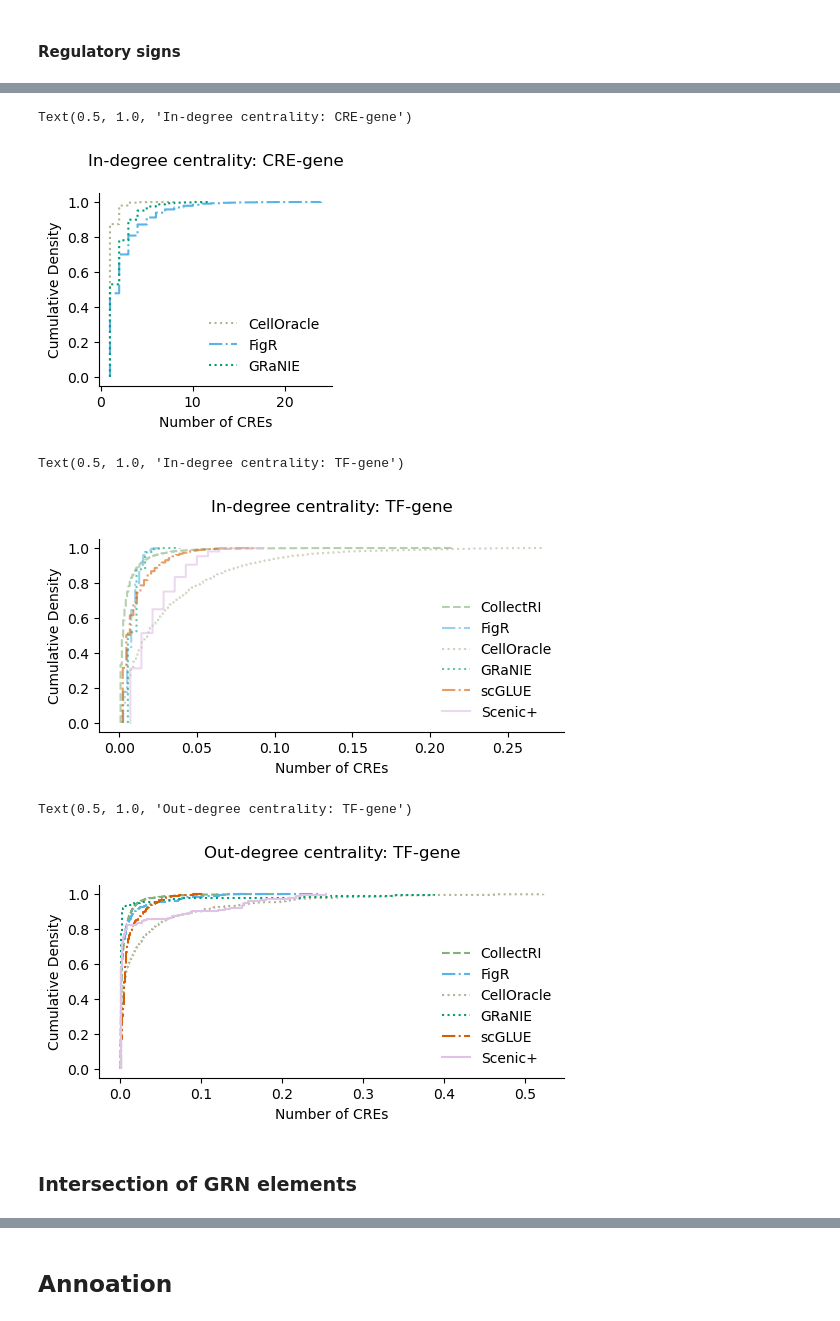
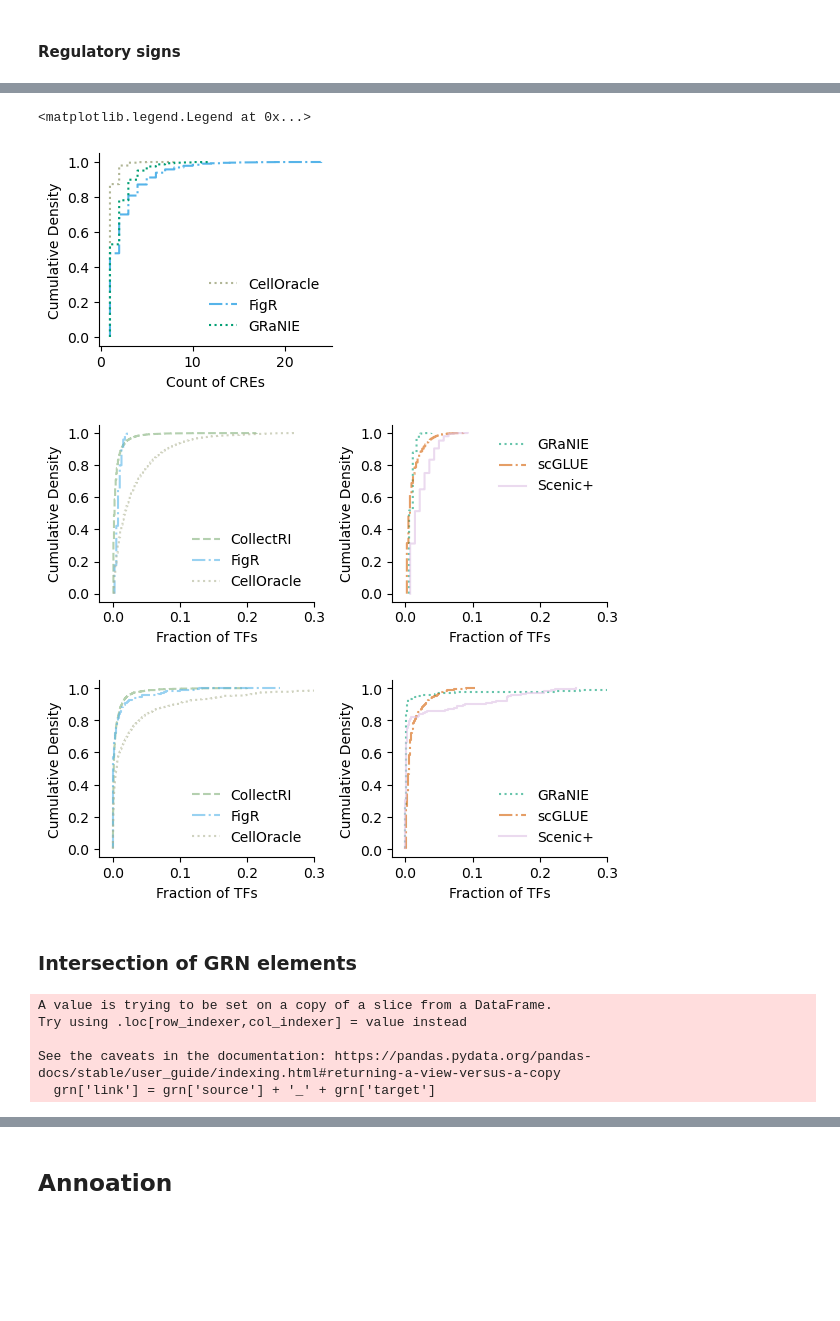
Before and after one commit to janursa/grn_benchmark, a Jupyter notebook: notebooks/main.ipynb, the cells around one changed output, grey strips where cells are left out. Saved outputs shown, nothing was run; the diff lists cells and outputs as text; code cells hidden in the pictures; blank space fills up the shorter version.

```diff
--- a/notebooks/main.ipynb
+++ b/notebooks/main.ipynb
@@ -93,7 +94,7 @@ COLORS = {
     'ANANSE': '#e2b1cd',
     'scGLUE': '#D55E00',
     'Scenic+': '#dfc2e5',
-    'HKG': '#e7d2ec',
+    'HKGs': 'darkblue',
     'Positive': 'darkblue',
     'Negative': 'indianred',
     'Positive Control': 'darkblue',
@@ -280,6 +357,7 @@ regulatory_effect_dict
 target_genes_dict = {}
 tfs_dict = {}
 for name, grn in grn_models_dict.items():
+    grn = grn[grn.target.isin(multiomics_genes)]
     tfs_dict[name] = grn.source.unique()
     target_genes_dict[name] = grn.target.unique().tolist()
 
@@ -369,7 +447,7 @@ fig.savefig(f'{work_dir}/benchmark/figs/stats_regulatory_elements.png', dpi=150,
 # %% [markdown]
 #### Regulatory signs
 # %%
-fig, ax = plt.subplots(1, 1, figsize=(4, 3.5))
+fig, ax = plt.subplots(1, 1, figsize=(4, 3))
 # regulatory role
 data = regulatory_effect_dict
 categories = list(data.keys())
@@ -377,19 +455,20 @@ positive_counts = [data[category][0] for category in categories]
 negative_counts = [data[category][1] for category in categories]
 x = np.arange(len(categories))  # the label locations
 width = 0.35  # the width of the bars
-bars1 = ax.bar(x - width/2, positive_counts, width, label='Positive', color=COLORS['Positive'])
-bars2 = ax.bar(x + width/2, negative_counts, width, label='Negative', color=COLORS['Negative'])
+bars1 = ax.bar(x - width/2, positive_counts, width, label='Positive', color=plots.colors_blind[6])
+bars2 = ax.bar(x + width/2, negative_counts, width, label='Negative', color=plots.colors_blind[2])
 ax.set_ylabel('Number of links')
 # ax.set_title('Regulatory sign')
 ax.set_xticks(x)
+# ax.set_scale('log')
 ax.set_xticklabels(categories)
 # ax.set_xticklabels([category for category in categories])
 ax.tick_params(axis='x', rotation=90)
 for side in ['right', 'top']:
     ax.spines[side].set_visible(False)
-ax.grid(alpha=0.3, linestyle='--', linewidth=1, color='grey')
+ax.grid(alpha=0.3, linestyle='--', linewidth=.5, color='grey')
 # ax.set_yscale('log')
-ax.legend()
+ax.legend(frameon=False)
 plt.tight_layout()
-fig.savefig(f'{work_dir}/benchmark/figs/regulatory_signs.png', dpi=150, transparent=True)
+fig.savefig(f'{work_dir}/benchmark/figs/regulatory_signs.png', dpi=300, transparent=True)
 # %% [output]
@@ -401,12 +480,12 @@ fig.savefig(f'{work_dir}/benchmark/figs/regulatory_signs.png', dpi=150, transpar
 # %%
 # peak gene: in degree
-def plot_cumulative_density(data, title='', ax=None, s=1, **kwdgs):
+def plot_cumulative_density(data, title='', x_label='Number of CREs', ax=None, s=1, **kwdgs):
     sorted_data = np.sort(data)
     cdf = np.arange(1, len(sorted_data) + 1) / len(sorted_data)
 
     ax.step(sorted_data, cdf, where='post', label=title, **kwdgs)
 
-    ax.set_xlabel('Number of CREs')
+    ax.set_xlabel(x_label)
     ax.set_ylabel('Cumulative Density')
     ax.spines[['top','right']].set_visible(False)
     # ax.grid(True)
@@ -414,34 +493,51 @@ def plot_cumulative_density(data, title='', ax=None, s=1, **kwdgs):
 
 fig, ax = plt.subplots(figsize=(3, 2.5))
 for i_plot, name in enumerate(['CellOracle','FigR','GRaNIE']):
+    info_objs_dict[name].calculate_centrality_stats()
     values = info_objs_dict[name].peak_gene.in_deg
-    plot_cumulative_density(values, title=name, ax=ax, linestyle=LINESTYLES[name], c=COLORS[name])
+    plot_cumulative_density(values, title=name, x_label='Count of CREs', ax=ax, linestyle=LINESTYLES[name], c=COLORS[name])
 ax.legend(frameon=False)
-ax.set_title('In-degree centrality: CRE-gene', pad=20)
+# ax.set_title('In-degree centrality: CRE-gene', pad=20)
 # %% [output]
-Text(0.5, 1.0, 'In-degree centrality: CRE-gene')
+<matplotlib.legend.Legend at 0x...>
-[figure, old version]
+[figure, new version]
 # %%
 # tf gene: in degree
-fig, ax = plt.subplots(figsize=(6, 2.5))
+fig, axes = plt.subplots(1, 2, figsize=(6, 2.5))
 for i_plot, name in enumerate(grn_models_dict.keys()):
+    info_objs_dict[name].calculate_centrality_stats()
     values = info_objs_dict[name].tf_gene.in_deg
-    plot_cumulative_density(values, title=name, ax=ax, linestyle=LINESTYLES[name], c=COLORS[name], alpha=.6)
-ax.legend(frameon=False)
-ax.set_title('In-degree centrality: TF-gene', pad=20)
+
+    if i_plot < 3:
+        ax = axes[0]
+    else:
+
+        ax = axes[1]
+    plot_cumulative_density(values, title=name,x_label='Fraction of TFs', ax=ax, linestyle=LINESTYLES[name], c=COLORS[name], alpha=.6)
+    ax.legend(frameon=False)
+    ax.set_xlim([-.02,.3])
+    # ax.set_title('(a) In-degree centrality: TF-gene', pad=20)
+plt.tight_layout()
 # %% [output]
-Text(0.5, 1.0, 'In-degree centrality: TF-gene')
-[figure, old version]
+[figure, new version]
 # %%
 # tf gene: out degree
-fig, ax = plt.subplots(figsize=(6, 2.5))
+fig, axes = plt.subplots(1, 2, figsize=(6, 2.5))
 for i_plot, name in enumerate(grn_models_dict.keys()):
+    info_objs_dict[name].calculate_centrality_stats()
     values = info_objs_dict[name].tf_gene.out_deg
-    plot_cumulative_density(values, title=name, ax=ax, linestyle=LINESTYLES[name], c=COLORS[name])
-ax.legend(frameon=False)
-ax.set_title('Out-degree centrality: TF-gene', pad=20)
+
+    if i_plot < 3:
+        ax = axes[0]
+    else:
+
+        ax = axes[1]
+    plot_cumulative_density(values, title=name,x_label='Fraction of TFs', ax=ax, linestyle=LINESTYLES[name], c=COLORS[name], alpha=.6)
+    ax.legend(frameon=False)
+    ax.set_xlim([-.02,.3])
+    # ax.set_title('(a) In-degree centrality: TF-gene', pad=20)
+plt.tight_layout()
 # %% [output]
-Text(0.5, 1.0, 'Out-degree centrality: TF-gene')
-[figure, old version]
+[figure, new version]
 # %% [markdown]
 ### Intersection of GRN elements
@@ -448,5 +555,14 @@ Text(0.5, 1.0, 'Out-degree centrality: TF-gene')
 # %%
+multiomics_genes = np.loadtxt(f'{work_dir}/benchmark/multiomics_genes.txt', dtype=str)
 grn_fused_dict = {}
 for name, grn in grn_models_dict.items():
-    grn['link'] = grn['source']+'_'+grn['target']
+
+    grn = grn[grn.target.isin(multiomics_genes)]
+    grn['link'] = grn['source'] + '_' + grn['target']
     grn_fused_dict[name] = grn['link'].drop_duplicates().reset_index(drop=True)
+# %% [output]
+A value is trying to be set on a copy of a slice from a DataFrame.
+Try using .loc[row_indexer,col_indexer] = value instead
+
+See the caveats in the documentation: https://pandas.pydata.org/pandas-docs/stable/user_guide/indexing.html#returning-a-view-versus-a-copy
+  grn['link'] = grn['source'] + '_' + grn['target']
```
Also changed, not shown: parts of 46 cells of this notebook, 11 other files.
